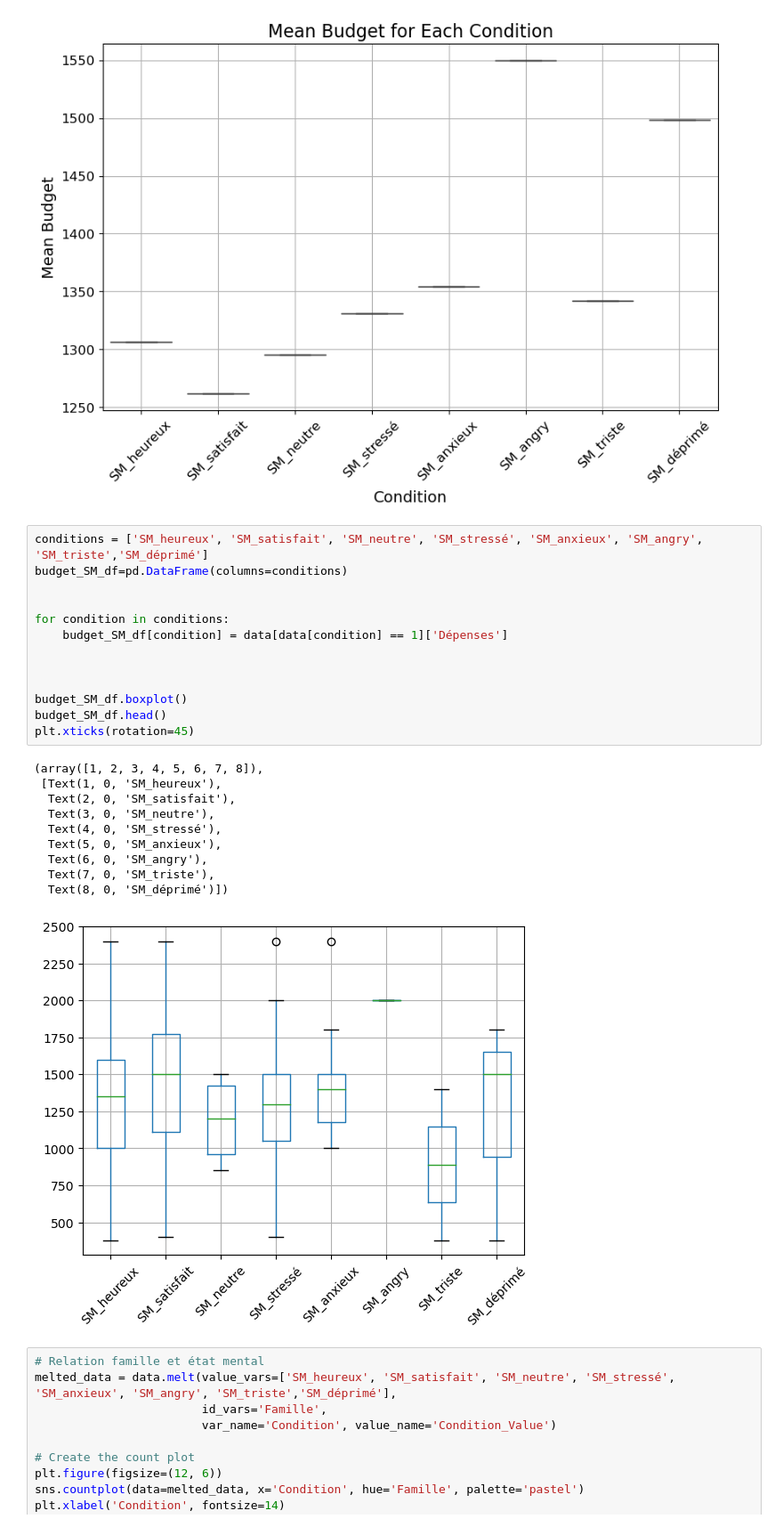
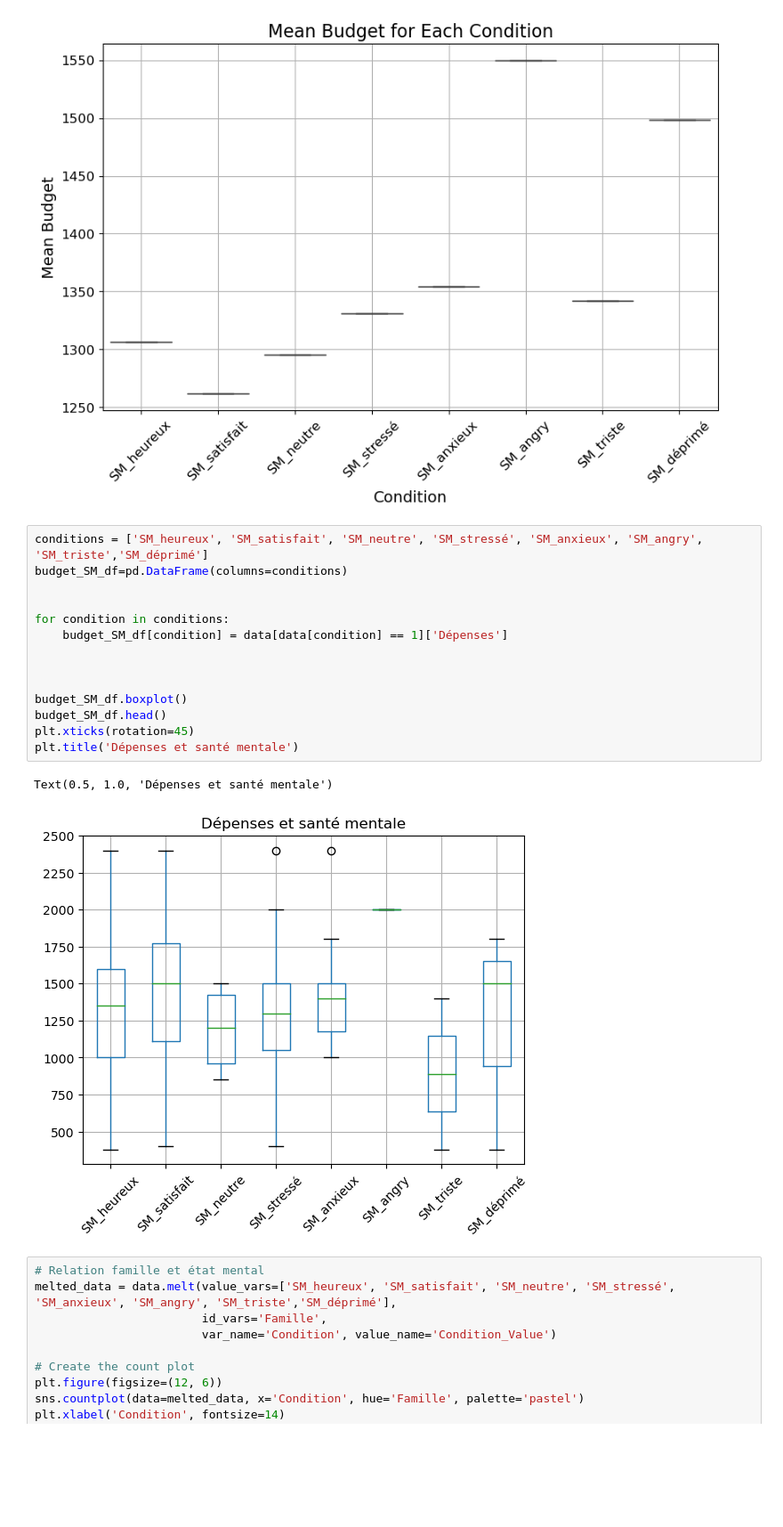
Before and after one commit to ClarissePierre/Precarite_Analyse, a Jupyter notebook: analyse.ipynb, the cells around one changed output. Shown at 89% size. Drawn from its saved outputs; the diff is of its cells as text; blank space fills up the shorter version.

```diff
--- a/analyse.ipynb
+++ b/analyse.ipynb
@@ -1386,27 +1386,20 @@ plt.show()
 # %%
 conditions = ['SM_heureux', 'SM_satisfait', 'SM_neutre', 'SM_stressé', 'SM_anxieux', 'SM_angry', 'SM_triste','SM_déprimé']
 budget_SM_df=pd.DataFrame(columns=conditions)
 
 
 for condition in conditions:
     budget_SM_df[condition] = data[data[condition] == 1]['Dépenses']
 
 
 
 budget_SM_df.boxplot()
 budget_SM_df.head()
 plt.xticks(rotation=45)
+plt.title('Dépenses et santé mentale')
 # %% [output]
-(array([1, 2, 3, 4, 5, 6, 7, 8]),
- [Text(1, 0, 'SM_heureux'),
-  Text(2, 0, 'SM_satisfait'),
-  Text(3, 0, 'SM_neutre'),
-  Text(4, 0, 'SM_stressé'),
-  Text(5, 0, 'SM_anxieux'),
-  Text(6, 0, 'SM_angry'),
-  Text(7, 0, 'SM_triste'),
-  Text(8, 0, 'SM_déprimé')])
+Text(0.5, 1.0, 'Dépenses et santé mentale')
-[figure, old version]
+[figure, new version]
 # %%
 # Relation famille et état mental
 melted_data = data.melt(value_vars=['SM_heureux', 'SM_satisfait', 'SM_neutre', 'SM_stressé', 'SM_anxieux', 'SM_angry', 'SM_triste','SM_déprimé'],
```
Also changed, not shown: parts of 5 cells of this notebook.
